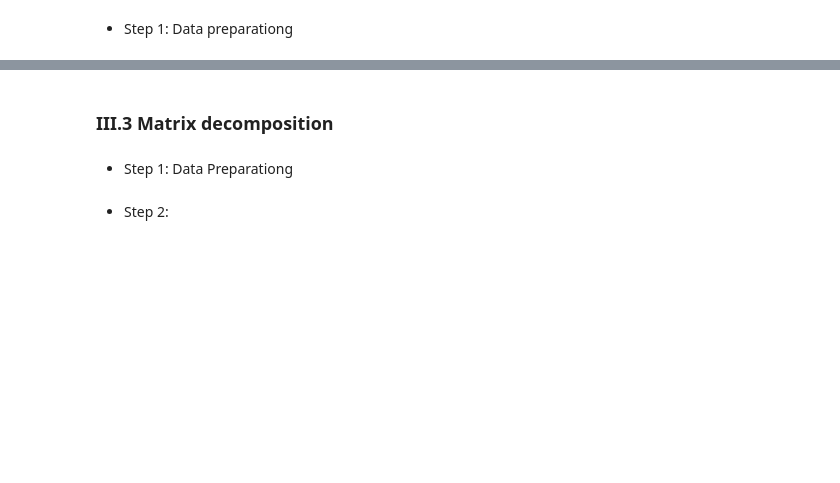
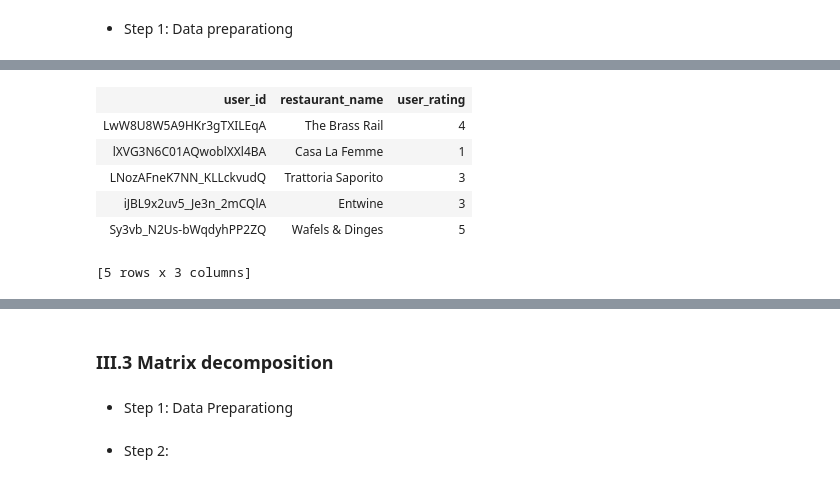
Before and after one commit to zacwentzell/BIA660D_Group_1_Project, a Jupyter notebook: Recommendation System/test_recommendation_system.ipynb, the cells around one changed output, grey strips where cells are left out. Cells and saved outputs as stored; diff of their text form; code cells hidden in the pictures; blank space fills up the shorter version.

```diff
--- a/Recommendation System/test_recommendation_system.ipynb
+++ b/Recommendation System/test_recommendation_system.ipynb
@@ -448,0 +456,10 @@ interactions_full_indexed_df.head()
+# %%
+train_data_gl.head(5)
+# %% [output]
+| user_id | restaurant_name | user_rating |
+| LwW8U8W5A9HKr3gTXILEqA | The Brass Rail | 4 |
+| lXVG3N6C01AQwoblXXl4BA | Casa La Femme | 1 |
+| LNozAFneK7NN_KLLckvudQ | Trattoria Saporito | 3 |
+| iJBL9x2uv5_Je3n_2mCQlA | Entwine | 3 |
+| Sy3vb_N2Us-bWqdyhPP2ZQ | Wafels & Dinges | 5 |
+[5 rows x 3 columns]
```
Also changed, not shown: parts of 41 cells of this notebook.
